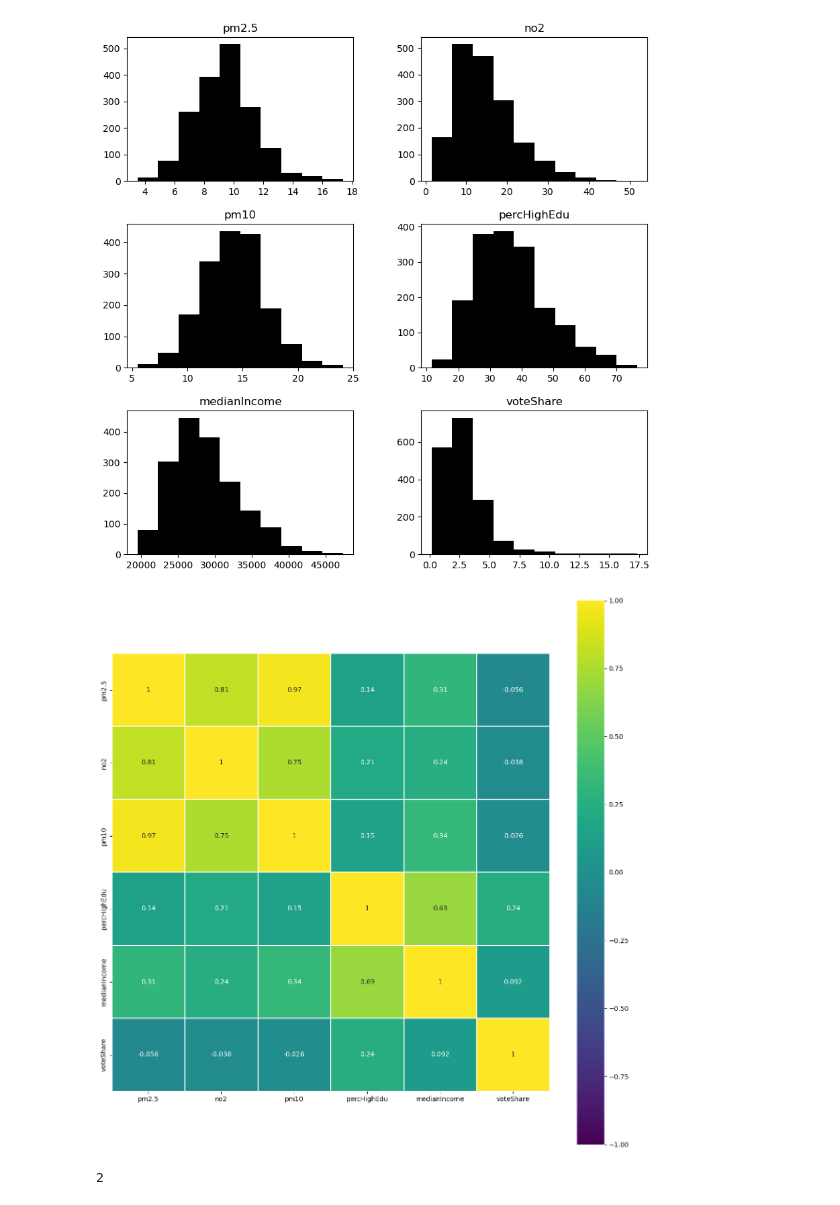
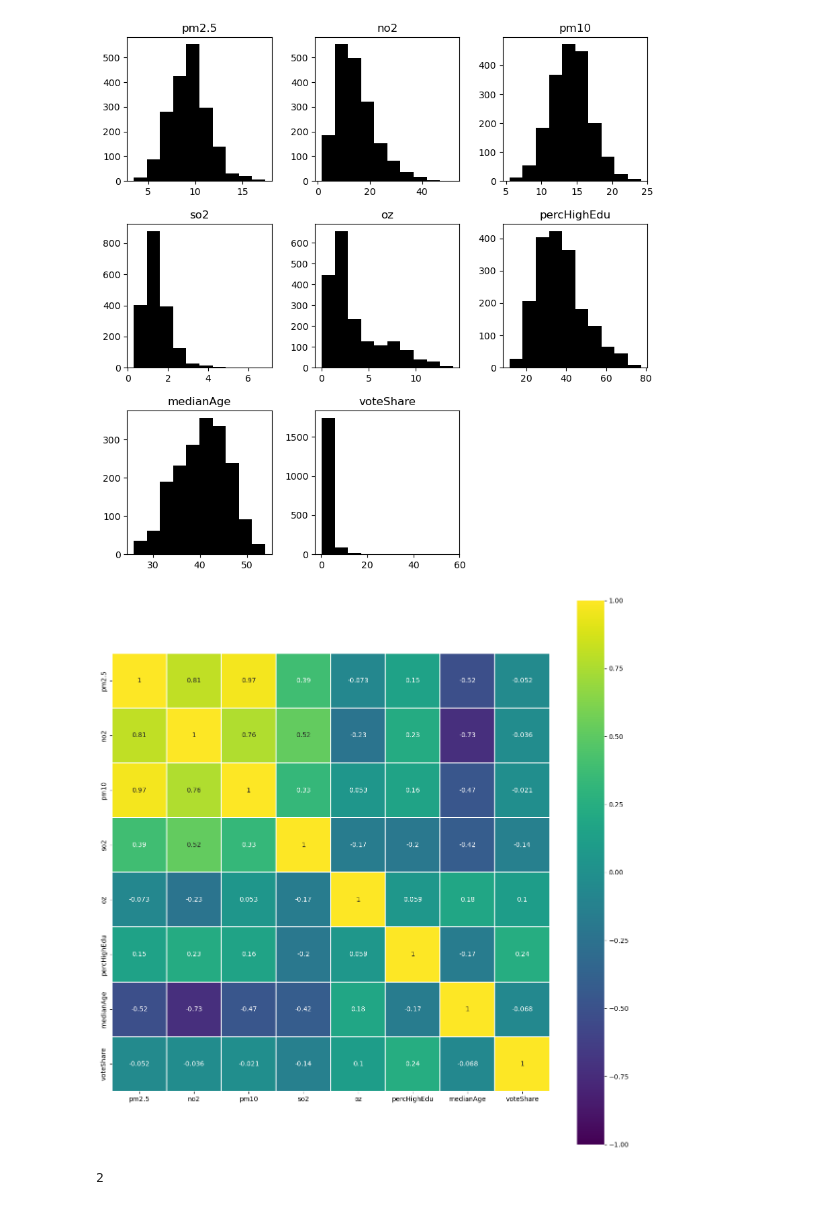
Before and after one commit to diclebulut/Green-Voting-Air-Pollution, a Jupyter notebook: Correlation_Heatmaps.ipynb, the cells around one changed output. Saved outputs shown, nothing was run; the diff lists cells and outputs as text; code cells hidden in the pictures.

```diff
--- a/Correlation_Heatmaps.ipynb
+++ b/Correlation_Heatmaps.ipynb
@@ -23,11 +23,11 @@ data
 # %%
-numeric_cols = ['pm2.5', 'no2', 'pm10', 'percHighEdu', 'medianIncome', 'voteShare']
-numeric_data = dataNoSkew[numeric_cols]
+numeric_cols = ['pm2.5', 'no2', 'pm10', 'so2', 'oz', 'percHighEdu', 'medianAge', 'voteShare']
+numeric_data = data[numeric_cols]
 numeric_data.hist(figsize=(10,10),color='black',grid=False)
 #plt.axis(False)
 plt.show()
 # %% [output]
-[figure, old version]
+[figure, new version]
 # %%
 corr = data[numeric_data.columns].corr()
 f, ax = plt.subplots(figsize=(15, 15))
@@ -35,7 +35,7 @@ sns.heatmap(corr, center=0,cmap=plt.get_cmap('viridis'),
             square=True, linewidths=.05, annot=True, vmin=-1, vmax=1,ax=ax)
 plt.show()
 # %% [output]
-[figure, old version]
+[figure, new version]
 # %%
 count = (data['voteShare'] > 50).sum()
 count
```
Also changed, not shown: parts of 1 cell of this notebook, 15 other files.
